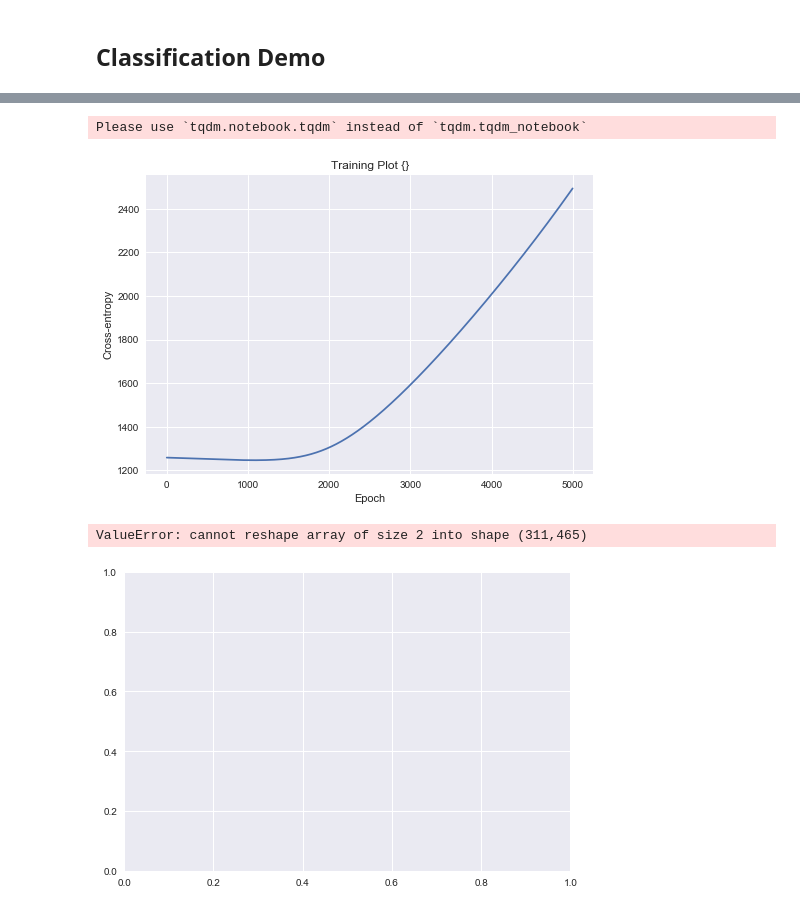
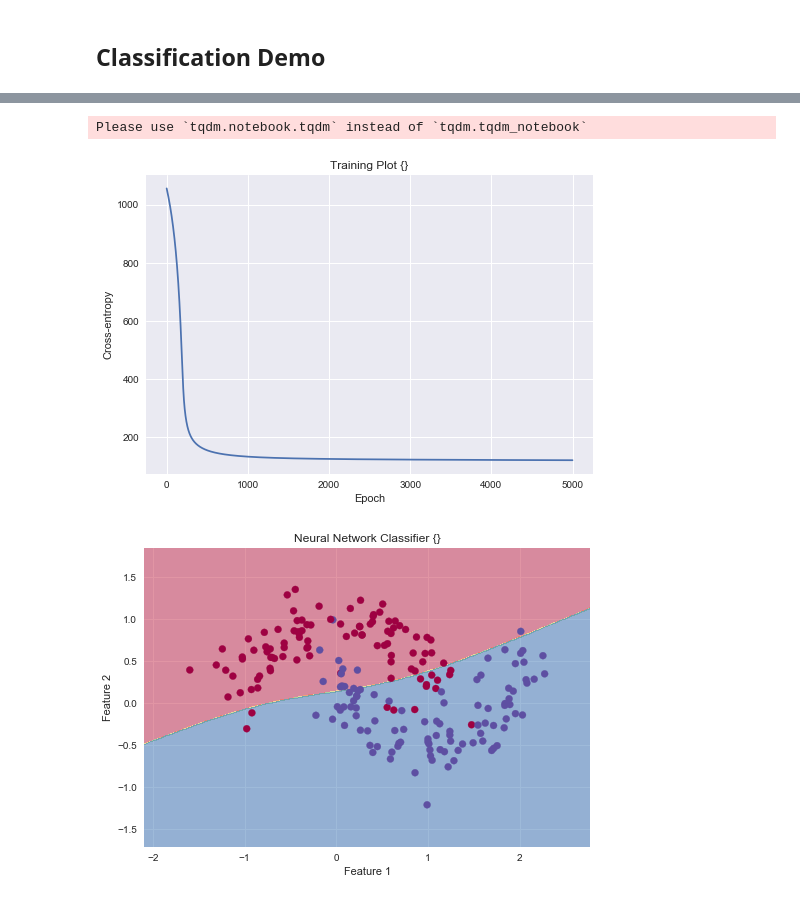
Before and after one commit to SeeratKamalCh/Assignment3, a Jupyter notebook: dl_exercise_1_feed_forward.ipynb, the cells around one changed output, grey strips where cells are left out. Cells and saved outputs as stored; diff of their text form; code cells hidden in the pictures.

Commit message:
Fixed issue in Task 5: added previously missing axis=0 argument in softmax function

```diff
--- a/dl_exercise_1_feed_forward.ipynb
+++ b/dl_exercise_1_feed_forward.ipynb
@@ -71,7 +71,7 @@ class NeuralNetwork():
     @staticmethod
     def softmax(x):
         #TODO
-        softmax=np.exp(x) / np.sum(np.exp(x))
+        softmax=np.exp(x) / np.sum(np.exp(x),axis=0)
         return softmax
 
     @staticmethod
@@ -283,7 +283,7 @@ class NeuralNetwork():
     @staticmethod
     def softmax(x):
         #TODO
-        softmax=np.exp(x) / np.sum(np.exp(x))
+        softmax=np.exp(x) / np.sum(np.exp(x),axis=0)
         return softmax
 
     @staticmethod
@@ -1002,7 +1002,7 @@ class NeuralNetwork():
     @staticmethod
     def softmax(x):
         #TODO
-        softmax=np.exp(x) / np.sum(np.exp(x))
+        softmax=np.exp(x) / np.sum(np.exp(x),axis=0)
         return softmax
 
     @staticmethod
@@ -1367,16 +1367,15 @@ plt.plot(history);
 plt.gca().set(xlabel='Epoch', ylabel='Cross-entropy', title='Training Plot {}');
 # %% [output]
 Please use `tqdm.notebook.tqdm` instead of `tqdm.tqdm_notebook`
-[figure, old version]
+[figure, new version]
 # %%
 fig, ax = plt.subplots()
 x_min, x_max = data_x[:, 0].min() - .5, data_x[:, 0].max() + .5
 y_min, y_max = data_x[:, 1].min() - .5, data_x[:, 1].max() + .5
-plot_decision_boundary(lambda x: nn.predict(x).argmax(axis=1),
+plot_decision_boundary(lambda x: nn.predict(x).argmax(axis=0),
                        x_min, x_max, y_min, y_max,
                        plt.cm.Spectral, ax)
 ax.scatter(data_x[:,0], data_x[:,1], c=data_y, cmap=plt.cm.Spectral);
 ax.set(xlabel='Feature 1', ylabel='Feature 2', title='Neural Network Classifier {}');
 # %% [output]
-ValueError: cannot reshape array of size 2 into shape (311,465)
-[figure, old version]
+[figure, new version]
```
Also changed, not shown: parts of 22 cells of this notebook.
